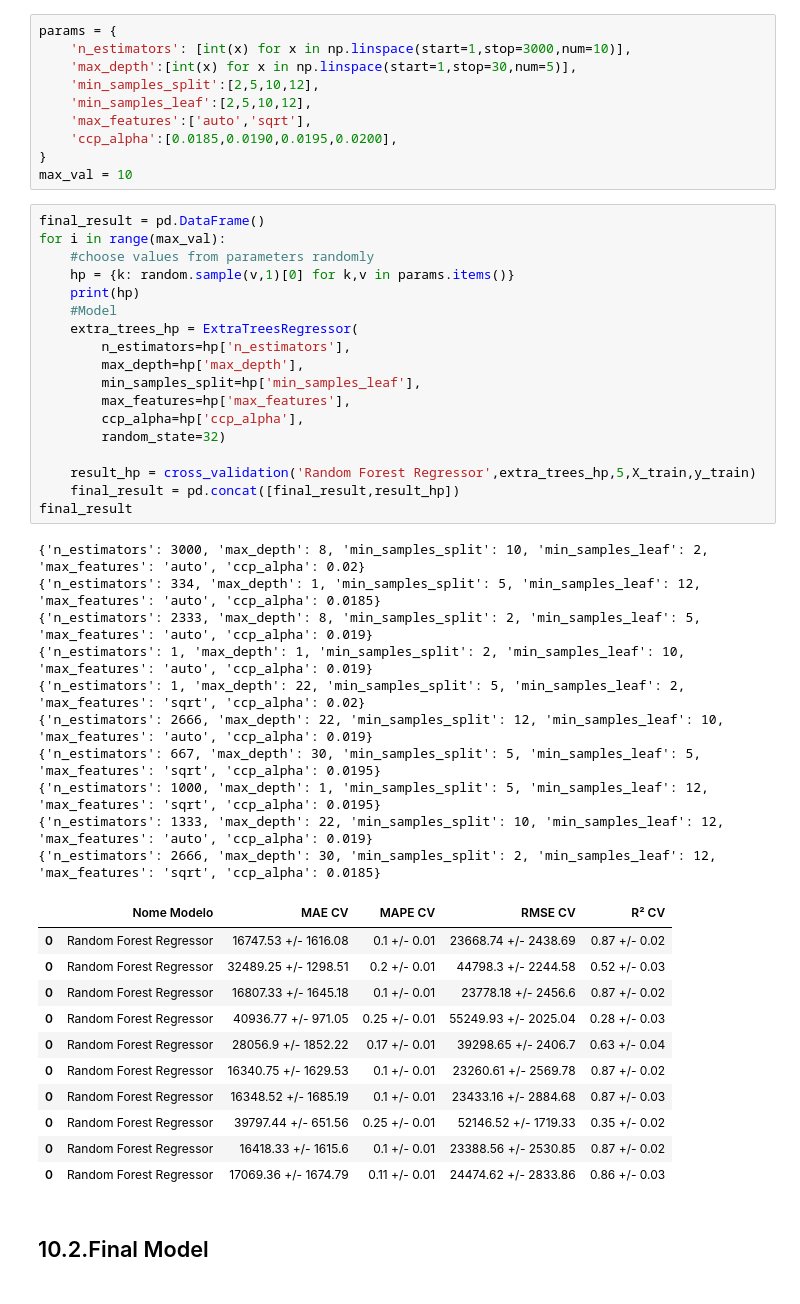
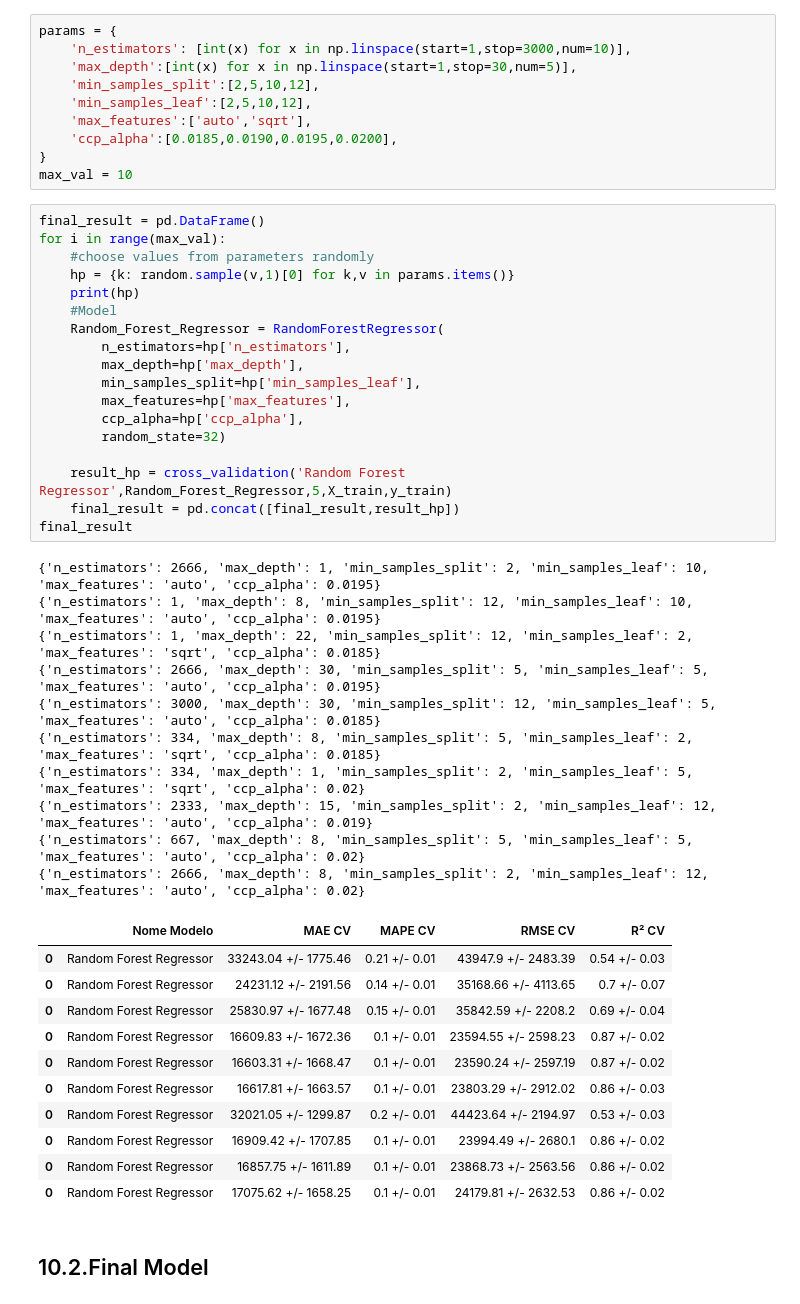
Before and after one commit to Guilherme-lima-ds/Project_House_Predict_Price, a Jupyter notebook: Project_house_prices_Oitava_Etapa_Interpretação_Do_Erro_Para_Receita.ipynb, the cells around one changed output. Saved outputs shown, nothing was run; the diff lists cells and outputs as text.

```diff
--- a/Project_house_prices_Oitava_Etapa_Interpretação_Do_Erro_Para_Receita.ipynb
+++ b/Project_house_prices_Oitava_Etapa_Interpretação_Do_Erro_Para_Receita.ipynb
@@ -1066,43 +1066,43 @@ max_val = 10
 # %%
 final_result = pd.DataFrame()
 for i in range(max_val):
     #choose values from parameters randomly
     hp = {k: random.sample(v,1)[0] for k,v in params.items()}
     print(hp)
     #Model
-    extra_trees_hp = ExtraTreesRegressor(
+    Random_Forest_Regressor = RandomForestRegressor(
         n_estimators=hp['n_estimators'],
         max_depth=hp['max_depth'],
         min_samples_split=hp['min_samples_leaf'],
         max_features=hp['max_features'],
         ccp_alpha=hp['ccp_alpha'],
         random_state=32)
 
-    result_hp = cross_validation('Random Forest Regressor',extra_trees_hp,5,X_train,y_train)
+    result_hp = cross_validation('Random Forest Regressor',Random_Forest_Regressor,5,X_train,y_train)
     final_result = pd.concat([final_result,result_hp])
 final_result
 # %% [output]
-{'n_estimators': 3000, 'max_depth': 8, 'min_samples_split': 10, 'min_samples_leaf': 2, 'max_features': 'auto', 'ccp_alpha': 0.02}
-{'n_estimators': 334, 'max_depth': 1, 'min_samples_split': 5, 'min_samples_leaf': 12, 'max_features': 'auto', 'ccp_alpha': 0.0185}
-{'n_estimators': 2333, 'max_depth': 8, 'min_samples_split': 2, 'min_samples_leaf': 5, 'max_features': 'auto', 'ccp_alpha': 0.019}
-{'n_estimators': 1, 'max_depth': 1, 'min_samples_split': 2, 'min_samples_leaf': 10, 'max_features': 'auto', 'ccp_alpha': 0.019}
-{'n_estimators': 1, 'max_depth': 22, 'min_samples_split': 5, 'min_samples_leaf': 2, 'max_features': 'sqrt', 'ccp_alpha': 0.02}
-{'n_estimators': 2666, 'max_depth': 22, 'min_samples_split': 12, 'min_samples_leaf': 10, 'max_features': 'auto', 'ccp_alpha': 0.019}
-{'n_estimators': 667, 'max_depth': 30, 'min_samples_split': 5, 'min_samples_leaf': 5, 'max_features': 'sqrt', 'ccp_alpha': 0.0195}
-{'n_estimators': 1000, 'max_depth': 1, 'min_samples_split': 5, 'min_samples_leaf': 12, 'max_features': 'sqrt', 'ccp_alpha': 0.0195}
-{'n_estimators': 1333, 'max_depth': 22, 'min_samples_split': 10, 'min_samples_leaf': 12, 'max_features': 'auto', 'ccp_alpha': 0.019}
-{'n_estimators': 2666, 'max_depth': 30, 'min_samples_split': 2, 'min_samples_leaf': 12, 'max_features': 'sqrt', 'ccp_alpha': 0.0185}
+{'n_estimators': 2666, 'max_depth': 1, 'min_samples_split': 2, 'min_samples_leaf': 10, 'max_features': 'auto', 'ccp_alpha': 0.0195}
+{'n_estimators': 1, 'max_depth': 8, 'min_samples_split': 12, 'min_samples_leaf': 10, 'max_features': 'auto', 'ccp_alpha': 0.0195}
+{'n_estimators': 1, 'max_depth': 22, 'min_samples_split': 12, 'min_samples_leaf': 2, 'max_features': 'sqrt', 'ccp_alpha': 0.0185}
+{'n_estimators': 2666, 'max_depth': 30, 'min_samples_split': 5, 'min_samples_leaf': 5, 'max_features': 'auto', 'ccp_alpha': 0.0195}
+{'n_estimators': 3000, 'max_depth': 30, 'min_samples_split': 12, 'min_samples_leaf': 5, 'max_features': 'auto', 'ccp_alpha': 0.0185}
+{'n_estimators': 334, 'max_depth': 8, 'min_samples_split': 5, 'min_samples_leaf': 2, 'max_features': 'sqrt', 'ccp_alpha': 0.0185}
+{'n_estimators': 334, 'max_depth': 1, 'min_samples_split': 2, 'min_samples_leaf': 5, 'max_features': 'sqrt', 'ccp_alpha': 0.02}
+{'n_estimators': 2333, 'max_depth': 15, 'min_samples_split': 2, 'min_samples_leaf': 12, 'max_features': 'auto', 'ccp_alpha': 0.019}
+{'n_estimators': 667, 'max_depth': 8, 'min_samples_split': 5, 'min_samples_leaf': 5, 'max_features': 'auto', 'ccp_alpha': 0.02}
+{'n_estimators': 2666, 'max_depth': 8, 'min_samples_split': 2, 'min_samples_leaf': 12, 'max_features': 'auto', 'ccp_alpha': 0.02}
 |  | Nome Modelo | MAE CV | MAPE CV | RMSE CV | R² CV |
-| 0 | Random Forest Regressor | 16747.53 +/- 1616.08 | 0.1 +/- 0.01 | 23668.74 +/- 2438.69 | 0.87 +/- 0.02 |
-| 0 | Random Forest Regressor | 32489.25 +/- 1298.51 | 0.2 +/- 0.01 | 44798.3 +/- 2244.58 | 0.52 +/- 0.03 |
-| 0 | Random Forest Regressor | 16807.33 +/- 1645.18 | 0.1 +/- 0.01 | 23778.18 +/- 2456.6 | 0.87 +/- 0.02 |
-| 0 | Random Forest Regressor | 40936.77 +/- 971.05 | 0.25 +/- 0.01 | 55249.93 +/- 2025.04 | 0.28 +/- 0.03 |
-| 0 | Random Forest Regressor | 28056.9 +/- 1852.22 | 0.17 +/- 0.01 | 39298.65 +/- 2406.7 | 0.63 +/- 0.04 |
-| 0 | Random Forest Regressor | 16340.75 +/- 1629.53 | 0.1 +/- 0.01 | 23260.61 +/- 2569.78 | 0.87 +/- 0.02 |
-| 0 | Random Forest Regressor | 16348.52 +/- 1685.19 | 0.1 +/- 0.01 | 23433.16 +/- 2884.68 | 0.87 +/- 0.03 |
-| 0 | Random Forest Regressor | 39797.44 +/- 651.56 | 0.25 +/- 0.01 | 52146.52 +/- 1719.33 | 0.35 +/- 0.02 |
-| 0 | Random Forest Regressor | 16418.33 +/- 1615.6 | 0.1 +/- 0.01 | 23388.56 +/- 2530.85 | 0.87 +/- 0.02 |
-| 0 | Random Forest Regressor | 17069.36 +/- 1674.79 | 0.11 +/- 0.01 | 24474.62 +/- 2833.86 | 0.86 +/- 0.03 |
+| 0 | Random Forest Regressor | 33243.04 +/- 1775.46 | 0.21 +/- 0.01 | 43947.9 +/- 2483.39 | 0.54 +/- 0.03 |
+| 0 | Random Forest Regressor | 24231.12 +/- 2191.56 | 0.14 +/- 0.01 | 35168.66 +/- 4113.65 | 0.7 +/- 0.07 |
+| 0 | Random Forest Regressor | 25830.97 +/- 1677.48 | 0.15 +/- 0.01 | 35842.59 +/- 2208.2 | 0.69 +/- 0.04 |
+| 0 | Random Forest Regressor | 16609.83 +/- 1672.36 | 0.1 +/- 0.01 | 23594.55 +/- 2598.23 | 0.87 +/- 0.02 |
+| 0 | Random Forest Regressor | 16603.31 +/- 1668.47 | 0.1 +/- 0.01 | 23590.24 +/- 2597.19 | 0.87 +/- 0.02 |
+| 0 | Random Forest Regressor | 16617.81 +/- 1663.57 | 0.1 +/- 0.01 | 23803.29 +/- 2912.02 | 0.86 +/- 0.03 |
+| 0 | Random Forest Regressor | 32021.05 +/- 1299.87 | 0.2 +/- 0.01 | 44423.64 +/- 2194.97 | 0.53 +/- 0.03 |
+| 0 | Random Forest Regressor | 16909.42 +/- 1707.85 | 0.1 +/- 0.01 | 23994.49 +/- 2680.1 | 0.86 +/- 0.02 |
+| 0 | Random Forest Regressor | 16857.75 +/- 1611.89 | 0.1 +/- 0.01 | 23868.73 +/- 2563.56 | 0.86 +/- 0.02 |
+| 0 | Random Forest Regressor | 17075.62 +/- 1658.25 | 0.1 +/- 0.01 | 24179.81 +/- 2632.53 | 0.86 +/- 0.02 |
 # %% [markdown]
 ## 10.2.Final Model
 # %%
```
Also changed, not shown: parts of 12 cells of this notebook.
